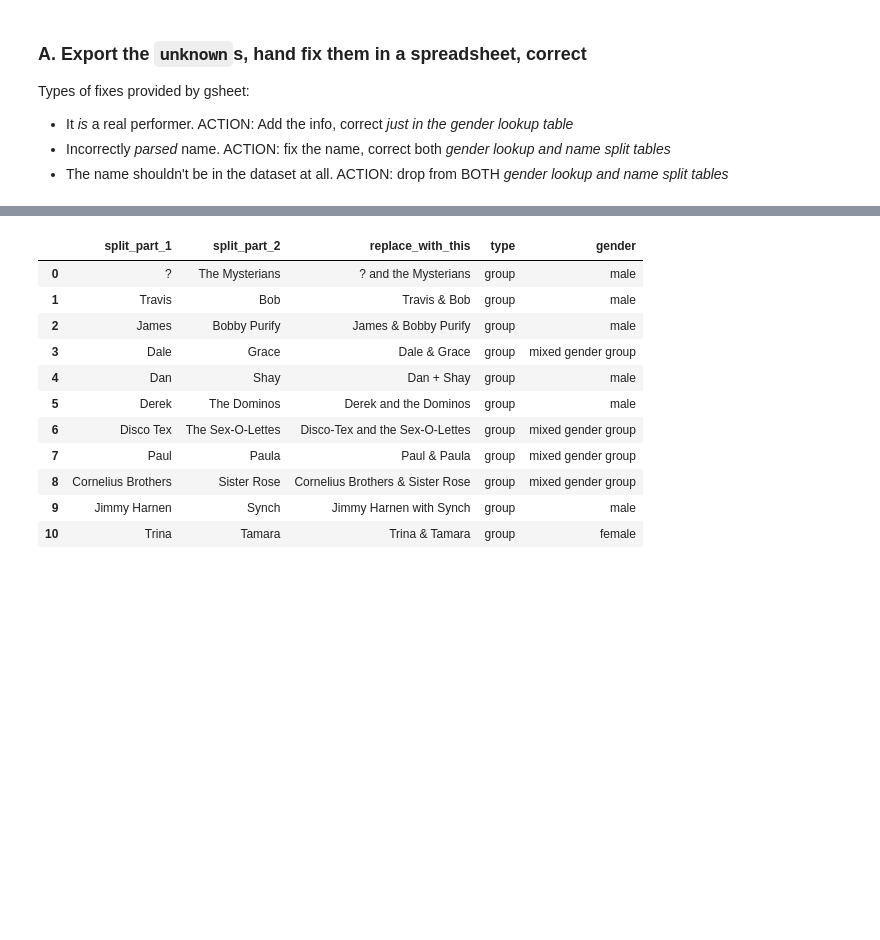
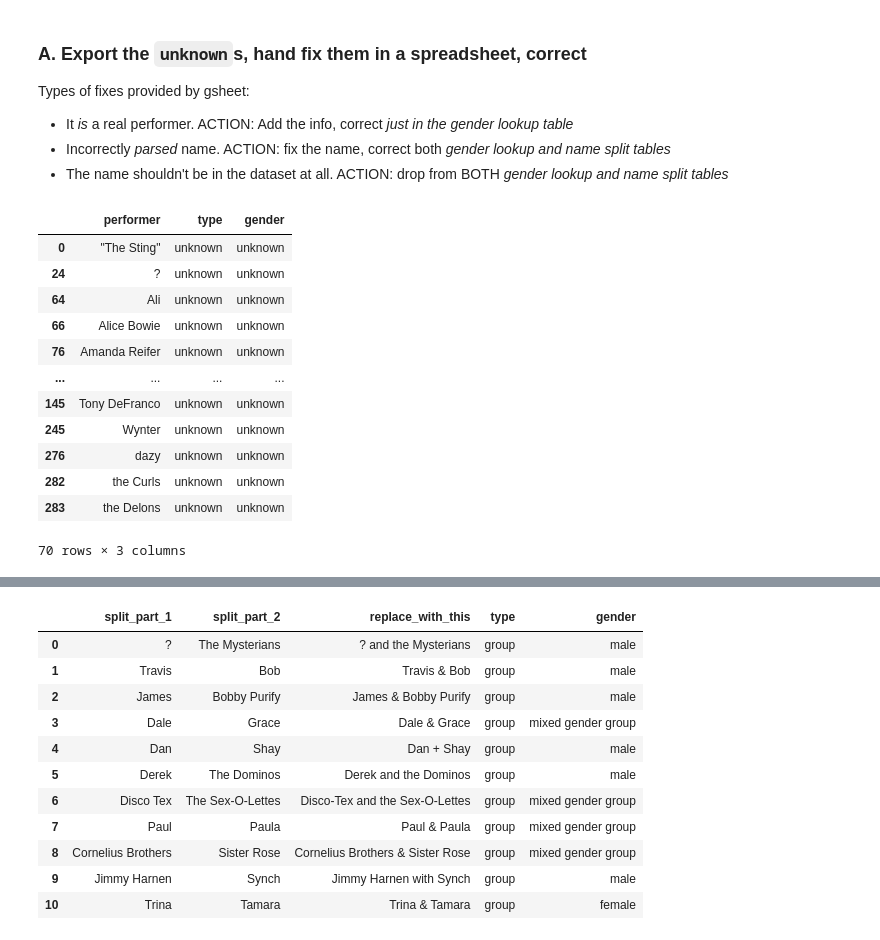
Before and after one commit to davidnmora/billboard-lyric-exploration, a Jupyter notebook: 22.5 Use GPT4 to label individual performer and group gender.ipynb, the cells around one changed output, grey strips where cells are left out. Cells and saved outputs as stored; diff of their text form; code cells hidden in the pictures; blank space fills up the shorter version.

```diff
--- a/22.5 Use GPT4 to label individual performer and group gender.ipynb
+++ b/22.5 Use GPT4 to label individual performer and group gender.ipynb
@@ -335,10 +315,24 @@ Types of fixes provided by gsheet:
 - Incorrectly *parsed* name. ACTION: fix the name, correct both *gender lookup and name split tables*
 - The name shouldn't be in the dataset at all. ACTION: drop from BOTH *gender lookup and name split tables*
 # %%
-pd.set_option('display.max_rows', 100)
+pd.set_option('display.max_rows', 30)
 gender_df[
     gender_df.type == 'unknown'
 ]#.to_csv('./data/22.5-TEMP-unknown-gender-to-hand-correct.csv', index=False)
+# %% [output]
+|  | performer | type | gender |
+| 0 | "The Sting" | unknown | unknown |
+| 24 | ? | unknown | unknown |
+| 64 | Ali | unknown | unknown |
+| 66 | Alice Bowie | unknown | unknown |
+| 76 | Amanda Reifer | unknown | unknown |
+| ... | ... | ... | ... |
+| 145 | Tony DeFranco | unknown | unknown |
+| 245 | Wynter | unknown | unknown |
+| 276 | dazy | unknown | unknown |
+| 282 | the Curls | unknown | unknown |
+| 283 | the Delons | unknown | unknown |
+70 rows × 3 columns
 # %%
 # Fetch the correction gSheet
 G_SHEET_URL = "https://docs.google.com/spreadsheets/d/1xxE-vvzDUQTgYeigHMK_4lUznXAzDgNlAdY6JMOIOcc/export?format=csv&gid=1356757517"
```
Also changed, not shown: parts of 20 cells of this notebook.
